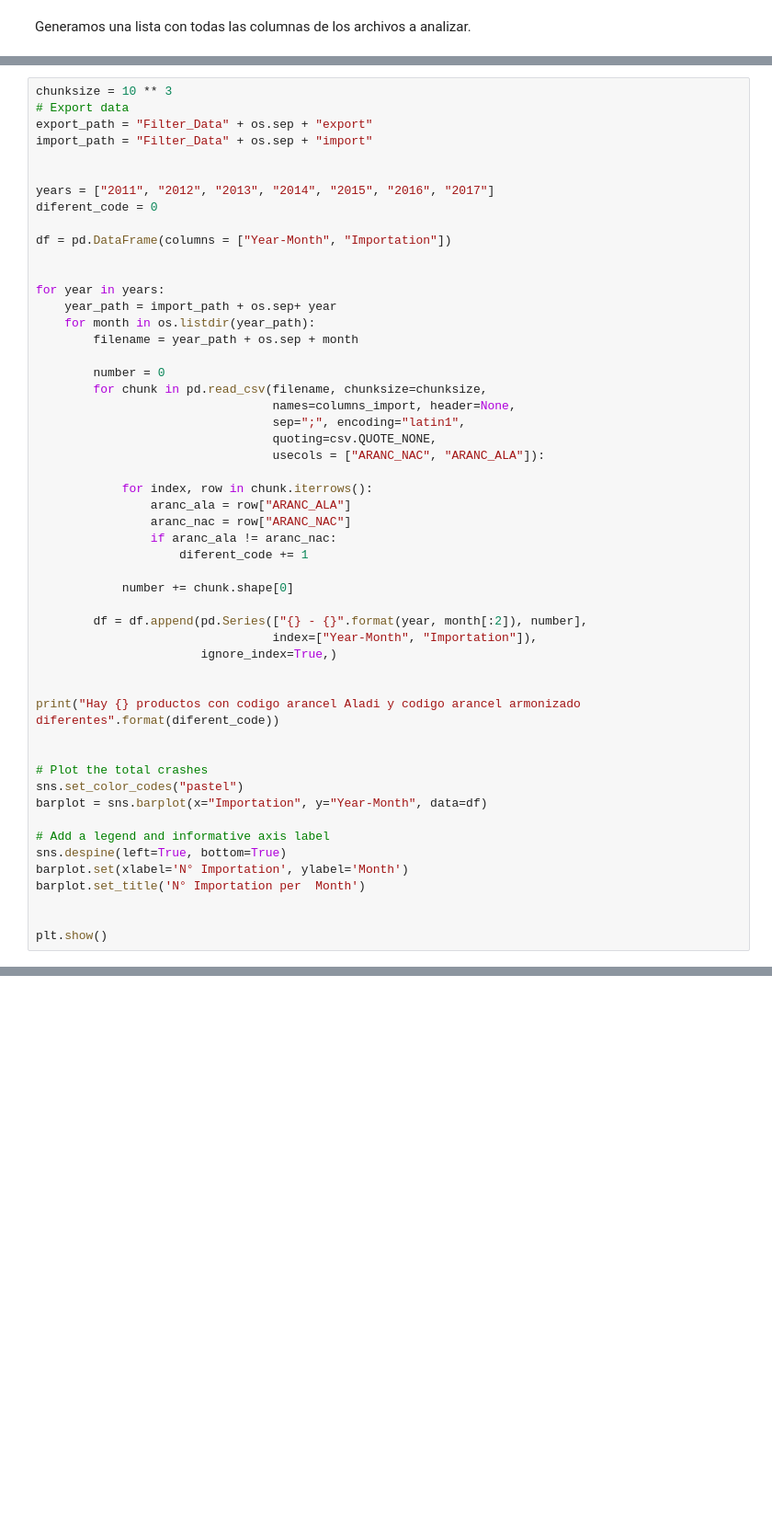
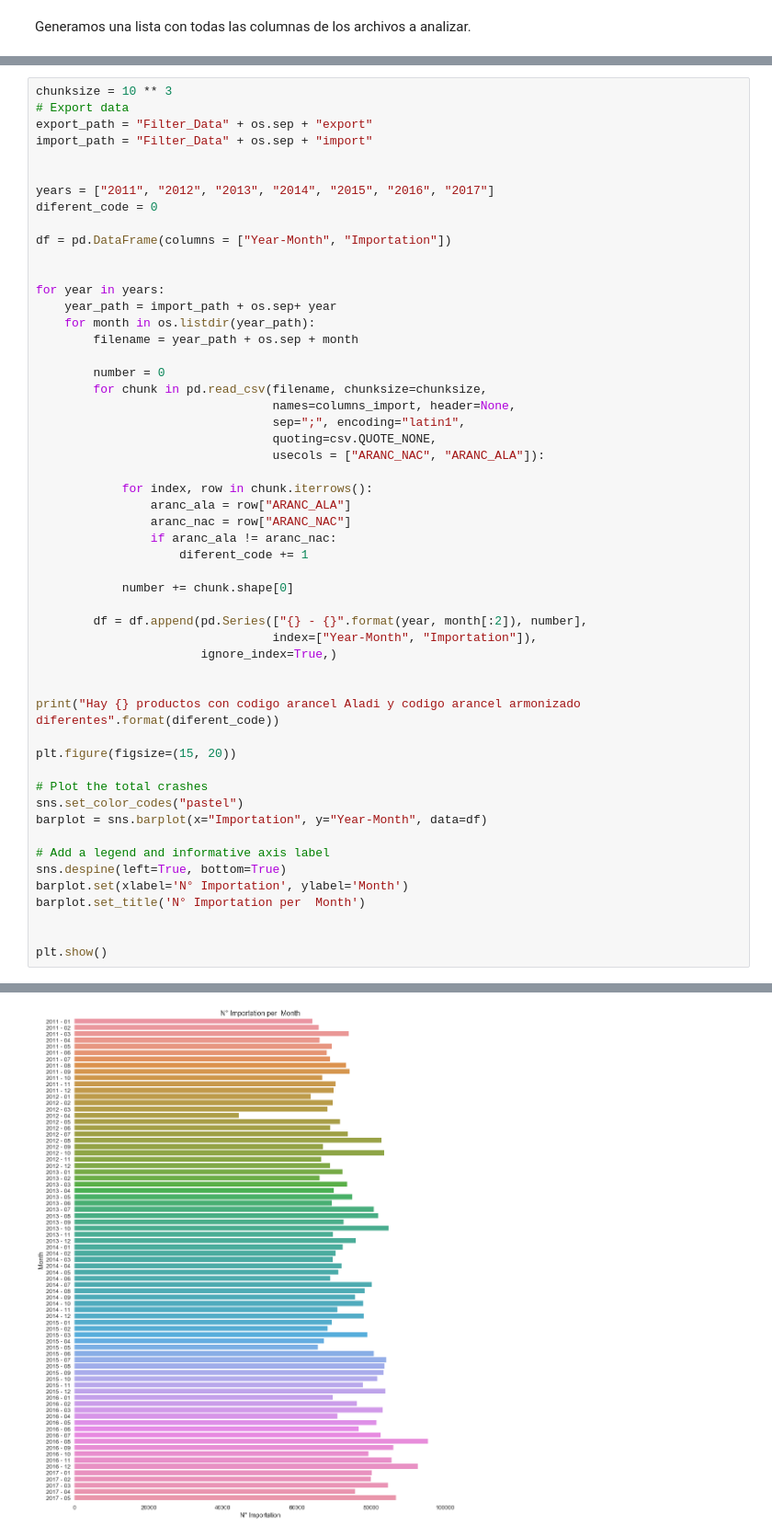
Before and after one commit to Hernan4444/DataScience-Agro, a Jupyter notebook: Visual data.ipynb, the cells around one changed output, grey strips where cells are left out. Shown at 92% size. Cells and saved outputs as stored; diff of their text form; blank space fills up the shorter version.

Commit message:
plot

```diff
--- a/Visual data.ipynb
+++ b/Visual data.ipynb
@@ -113,6 +113,7 @@ for year in years:
 
 print("Hay {} productos con codigo arancel Aladi y codigo arancel armonizado diferentes".format(diferent_code))
 
+plt.figure(figsize=(15, 20))
 
 # Plot the total crashes
 sns.set_color_codes("pastel")
@@ -125,3 +126,4 @@ barplot.set_title('N° Importation per  Month')
 
 
 plt.show()
+# %% [output]
@@ -127,0 +131 @@ plt.show()
+[figure, added]
```
Also changed, not shown: parts of 1 cell of this notebook.
